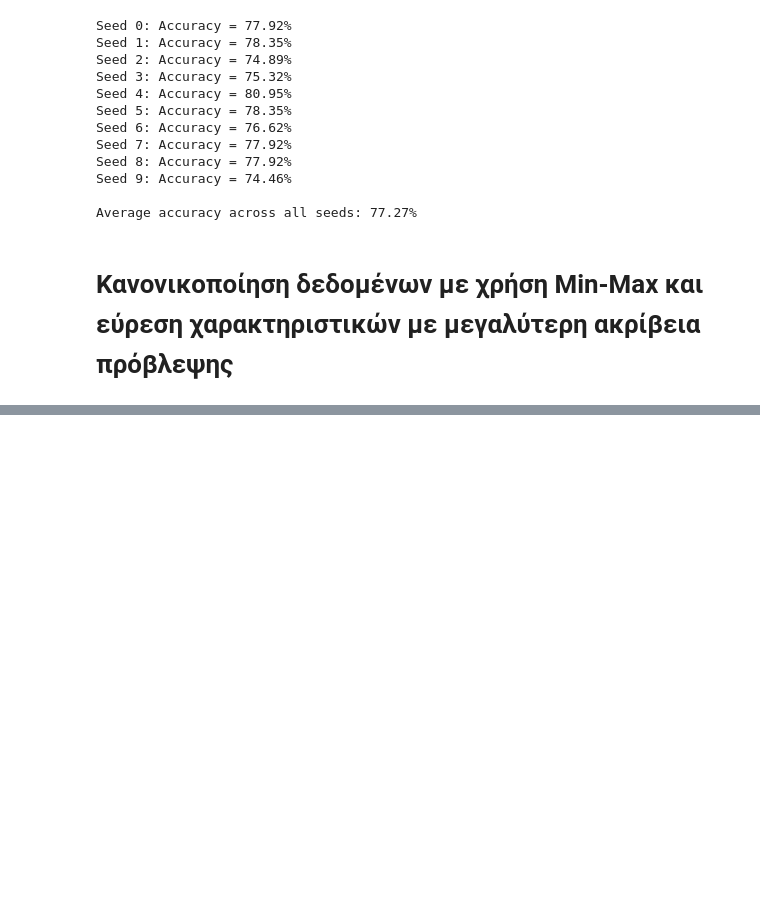
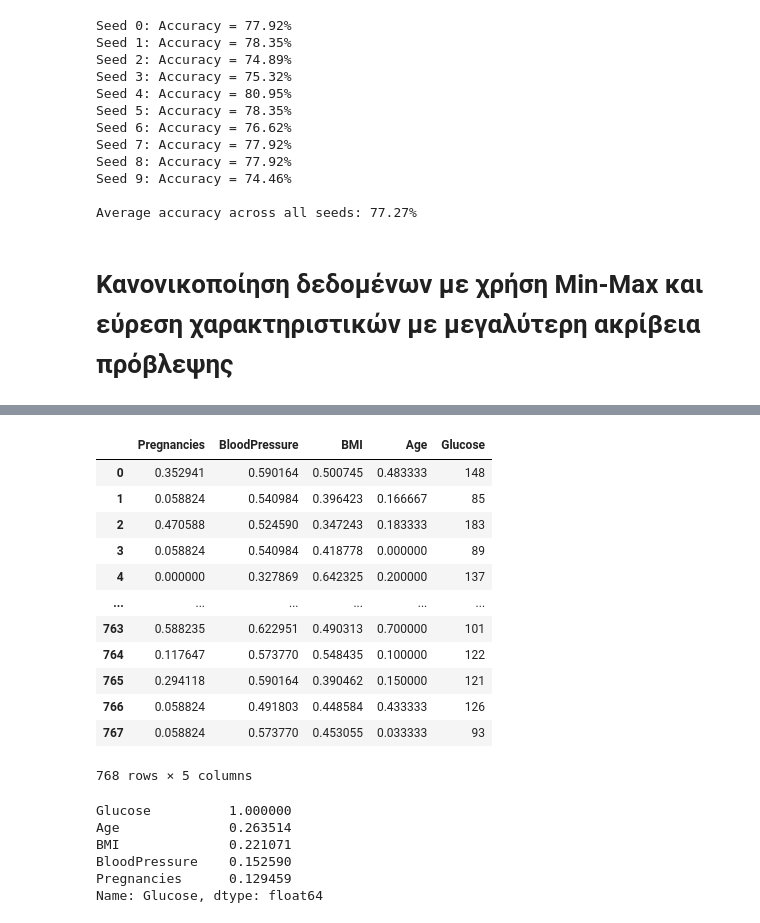
Before and after one commit to vpapoglou/Machine-Learning-Auth, a Jupyter notebook: Εργασία1.ipynb, the cells around one changed output, grey strips where cells are left out. Saved outputs shown, nothing was run; the diff lists cells and outputs as text; code cells hidden in the pictures; blank space fills up the shorter version.

```diff
--- a/Εργασία1.ipynb
+++ b/Εργασία1.ipynb
@@ -220,0 +321,36 @@ Name: Outcome, dtype: float64
+# %%
+from sklearn.preprocessing import MinMaxScaler
+
+dataset = pd.read_csv('diabetes.csv')
+X = dataset[['Pregnancies', 'BloodPressure', 'BMI', 'Age']]
+y = dataset['Glucose']
+scaler = MinMaxScaler()
+X_scaled = scaler.fit_transform(X)
+# Convert back to DataFrame for easy viewing
+X_scaled_dataset = pd.DataFrame(X_scaled, columns=X.columns)
+dataset_scaled = pd.concat([X_scaled_dataset, y], axis=1)
+dataset_scaled
+# %% [output]
+|  | Pregnancies | BloodPressure | BMI | Age | Glucose |
+| 0 | 0.352941 | 0.590164 | 0.500745 | 0.483333 | 148 |
+| 1 | 0.058824 | 0.540984 | 0.396423 | 0.166667 | 85 |
+| 2 | 0.470588 | 0.524590 | 0.347243 | 0.183333 | 183 |
+| 3 | 0.058824 | 0.540984 | 0.418778 | 0.000000 | 89 |
+| 4 | 0.000000 | 0.327869 | 0.642325 | 0.200000 | 137 |
+| ... | ... | ... | ... | ... | ... |
+| 763 | 0.588235 | 0.622951 | 0.490313 | 0.700000 | 101 |
+| 764 | 0.117647 | 0.573770 | 0.548435 | 0.100000 | 122 |
+| 765 | 0.294118 | 0.590164 | 0.390462 | 0.150000 | 121 |
+| 766 | 0.058824 | 0.491803 | 0.448584 | 0.433333 | 126 |
+| 767 | 0.058824 | 0.573770 | 0.453055 | 0.033333 | 93 |
+768 rows × 5 columns
+# %%
+correlations = dataset_scaled.corr()['Glucose'].sort_values(ascending=False)
+print(correlations)
+# %% [output]
+Glucose          1.000000
+Age              0.263514
+BMI              0.221071
+BloodPressure    0.152590
+Pregnancies      0.129459
+Name: Glucose, dtype: float64
```
Also changed, not shown: parts of 26 cells of this notebook.
